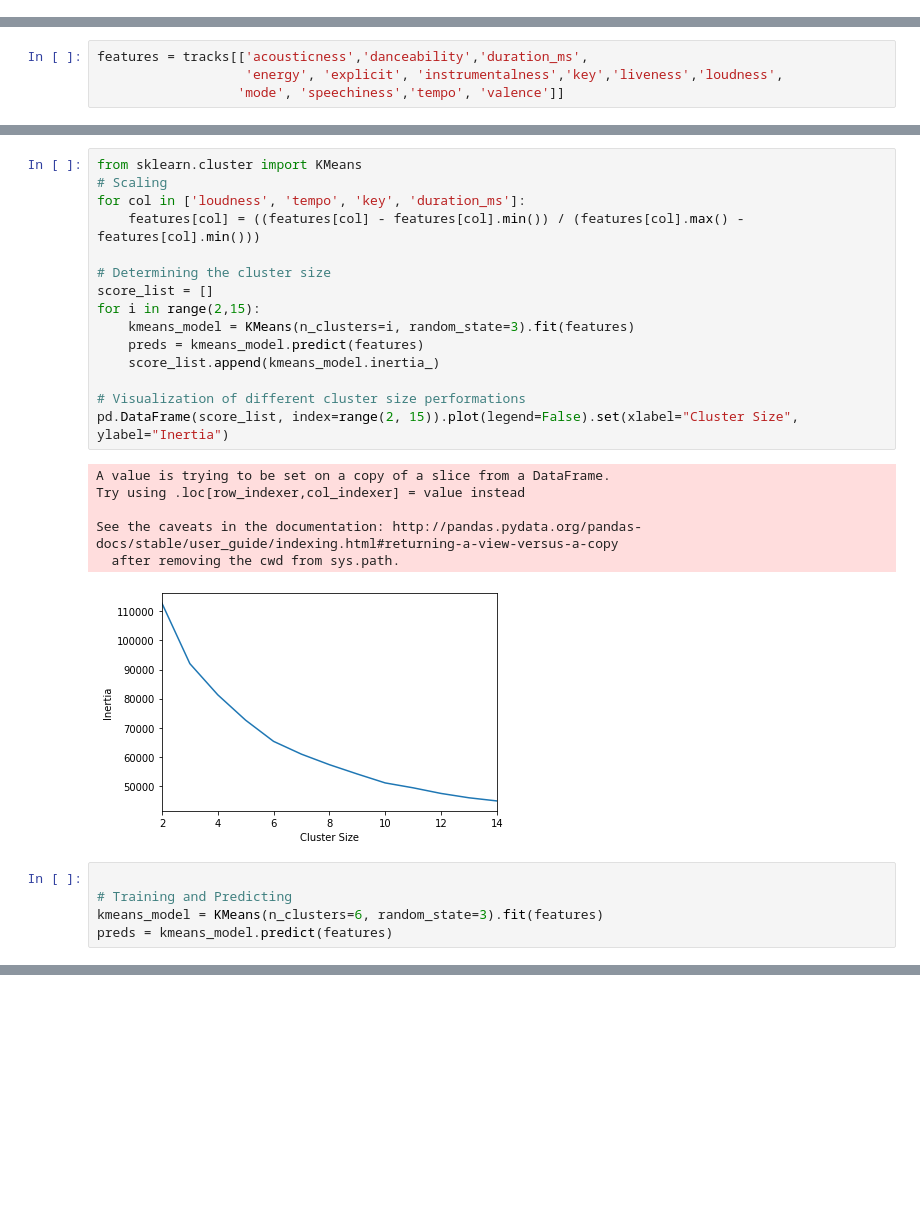
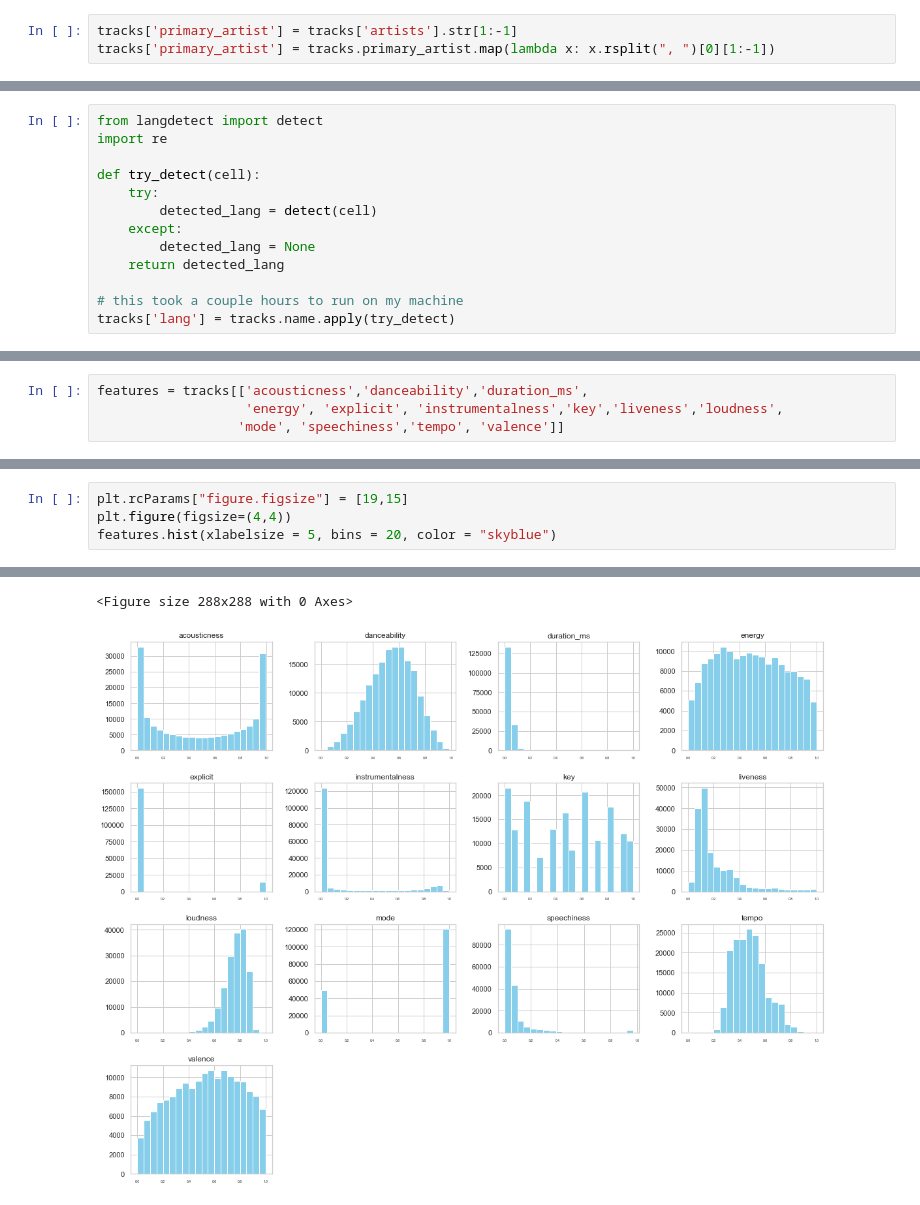
Before and after one commit to kunalrye/spotify_hits, a Jupyter notebook: DataInspection.ipynb, the cells around one changed output, grey strips where cells are left out. Drawn from its saved outputs; the diff is of its cells as text; blank space fills up the shorter version.

```diff
--- a/DataInspection.ipynb
+++ b/DataInspection.ipynb
@@ -89,0 +173,3 @@ tracks
+# %%
+tracks['primary_artist'] = tracks['artists'].str[1:-1]
+tracks['primary_artist'] = tracks.primary_artist.map(lambda x: x.rsplit(", ")[0][1:-1])
@@ -89,0 +211,13 @@ tracks
+# %%
+from langdetect import detect
+import re
+
+def try_detect(cell):
+    try:
+        detected_lang = detect(cell)
+    except:
+        detected_lang = None
+    return detected_lang
+
+# this took a couple hours to run on my machine
+tracks['lang'] = tracks.name.apply(try_detect)
@@ -113,27 +232,5 @@ array([[<AxesSubplot:title={'center':'acousticness'}>,
-# %%
-from sklearn.cluster import KMeans
-# Scaling
-for col in ['loudness', 'tempo', 'key', 'duration_ms']:
-    features[col] = ((features[col] - features[col].min()) / (features[col].max() - features[col].min()))
-
-# Determining the cluster size
-score_list = []
-for i in range(2,15):
-    kmeans_model = KMeans(n_clusters=i, random_state=3).fit(features)
-    preds = kmeans_model.predict(features)
-    score_list.append(kmeans_model.inertia_)
-
-# Visualization of different cluster size performations
-pd.DataFrame(score_list, index=range(2, 15)).plot(legend=False).set(xlabel="Cluster Size", ylabel="Inertia")
-# %% [output]
-A value is trying to be set on a copy of a slice from a DataFrame.
-Try using .loc[row_indexer,col_indexer] = value instead
-
-See the caveats in the documentation: http://pandas.pydata.org/pandas-docs/stable/user_guide/indexing.html#returning-a-view-versus-a-copy
-  after removing the cwd from sys.path.
-[figure, removed]
-# %%
-
-# Training and Predicting
-kmeans_model = KMeans(n_clusters=6, random_state=3).fit(features)
-preds = kmeans_model.predict(features)
+# %%
+plt.rcParams["figure.figsize"] = [19,15]
+plt.figure(figsize=(4,4))
+features.hist(xlabelsize = 5, bins = 20, color = "skyblue")
+# %% [output]
@@ -139,0 +251,2 @@ preds = kmeans_model.predict(features)
+<Figure size 288x288 with 0 Axes>
+[figure, added]
```
Also changed, not shown: parts of 50 cells of this notebook, 1 other file.
